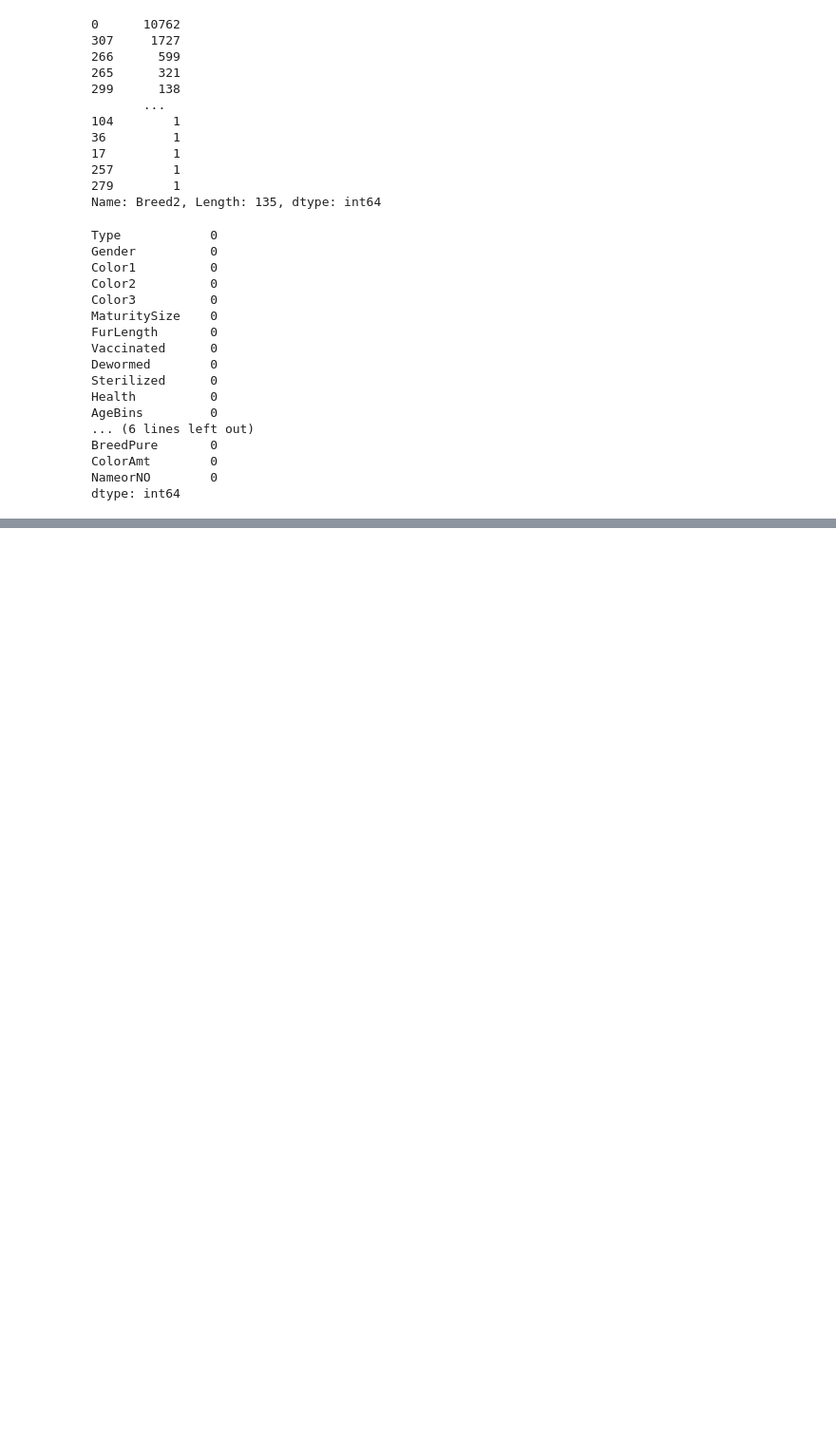
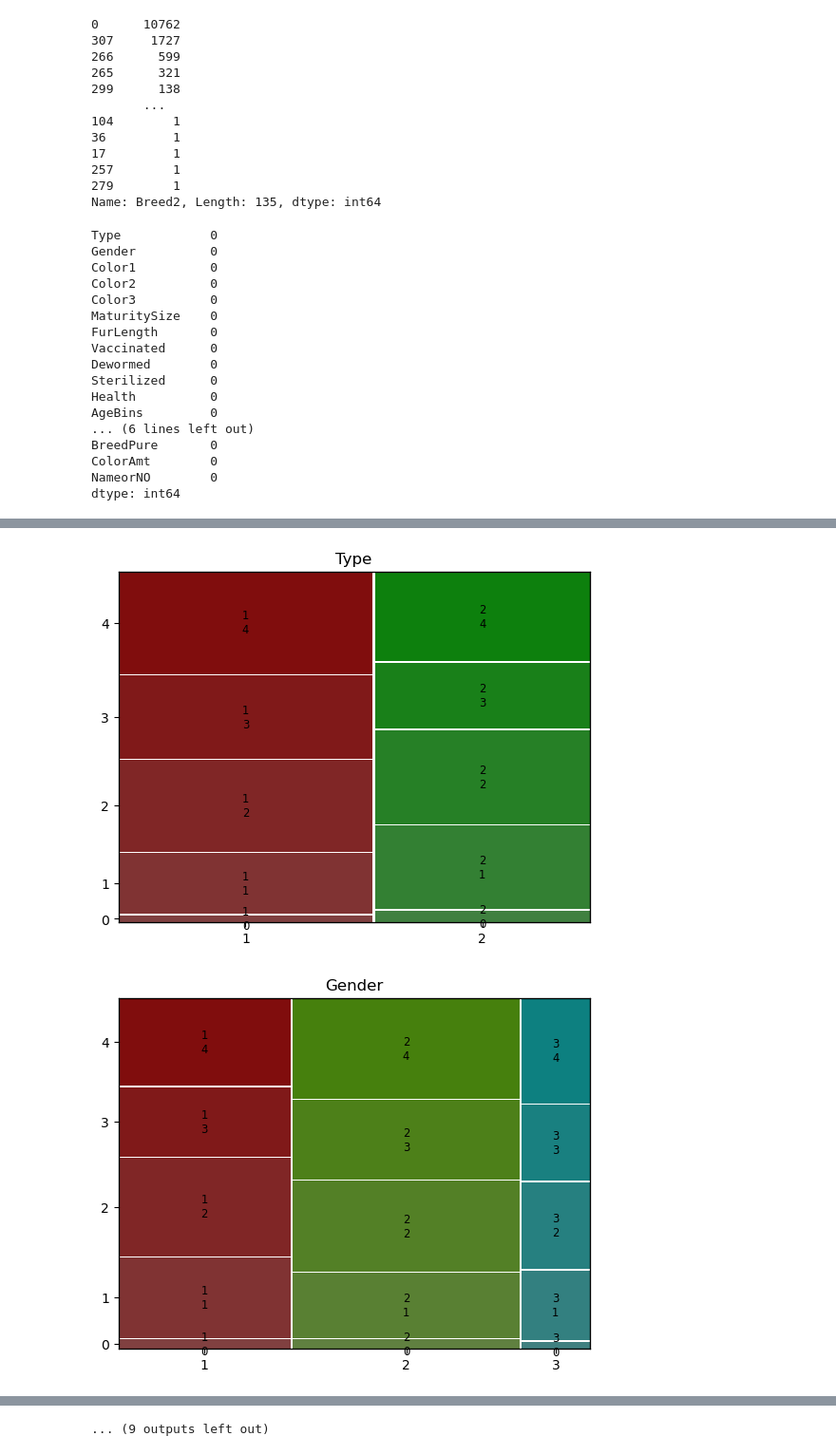
Before and after one commit to lshaoqin/aichallenge, a Jupyter notebook: eda.ipynb, the cells around one changed output, grey strips where cells are left out. Shown at 95% size. Saved outputs shown, nothing was run; the diff lists cells and outputs as text; code cells hidden in the pictures; blank space fills up the shorter version.

```diff
--- a/eda.ipynb
+++ b/eda.ipynb
@@ -192,0 +166,11 @@ print(feature_scores)
+# %%
+# Visualise each column against the target AdoptionSpeed variable
+from statsmodels.graphics.mosaicplot import mosaic
+
+for column in x.columns:
+    # Sort the DataFrame
+    df_sorted = df.sort_values(by=['AdoptionSpeed', column])
+    mosaic(df_sorted, [column, 'AdoptionSpeed'], title=column)
+# %% [output]
+[figure, added]
+[figure, added]
@@ -192,0 +187 @@ print(feature_scores)
+... (9 outputs left out)
```
Also changed, not shown: parts of 12 cells of this notebook.
